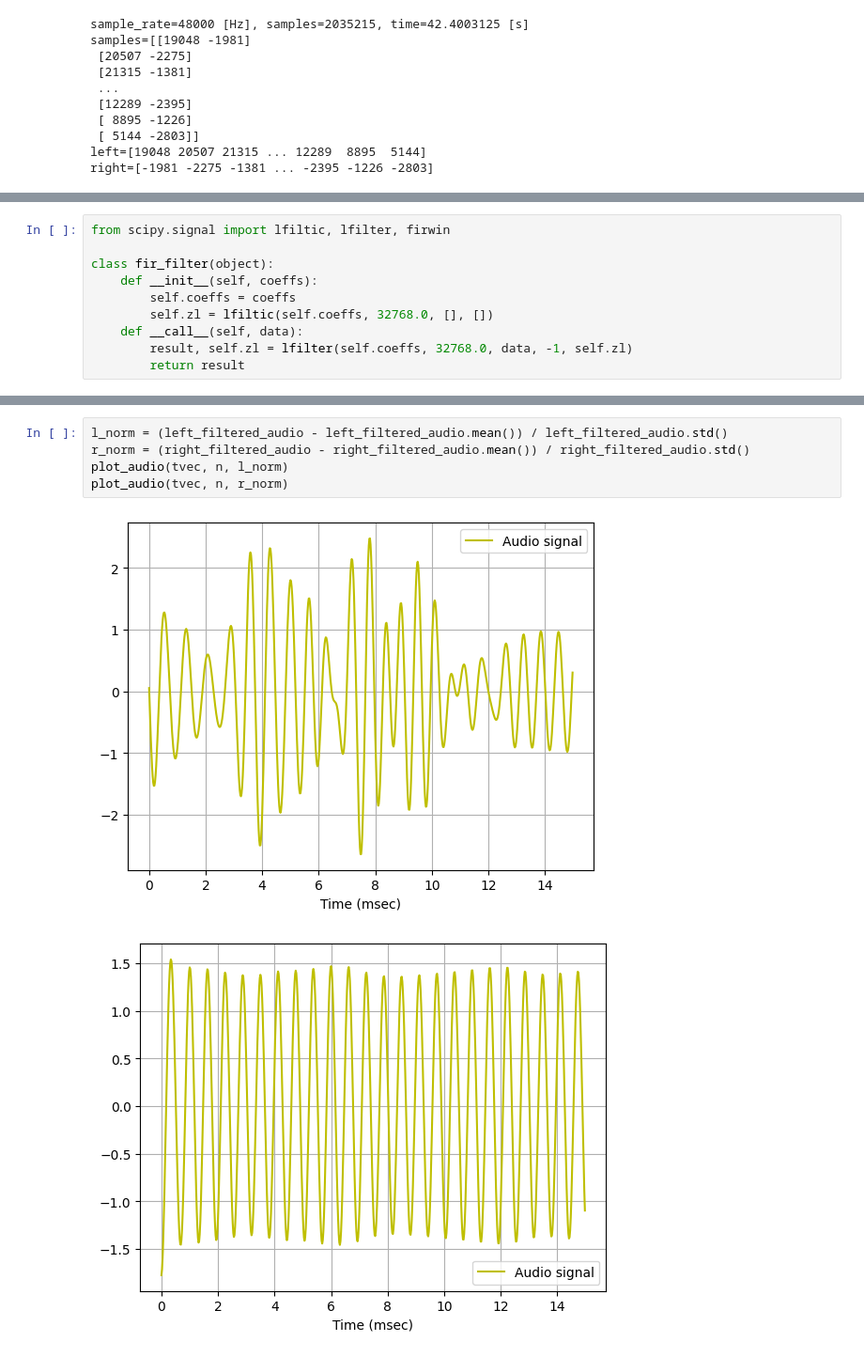
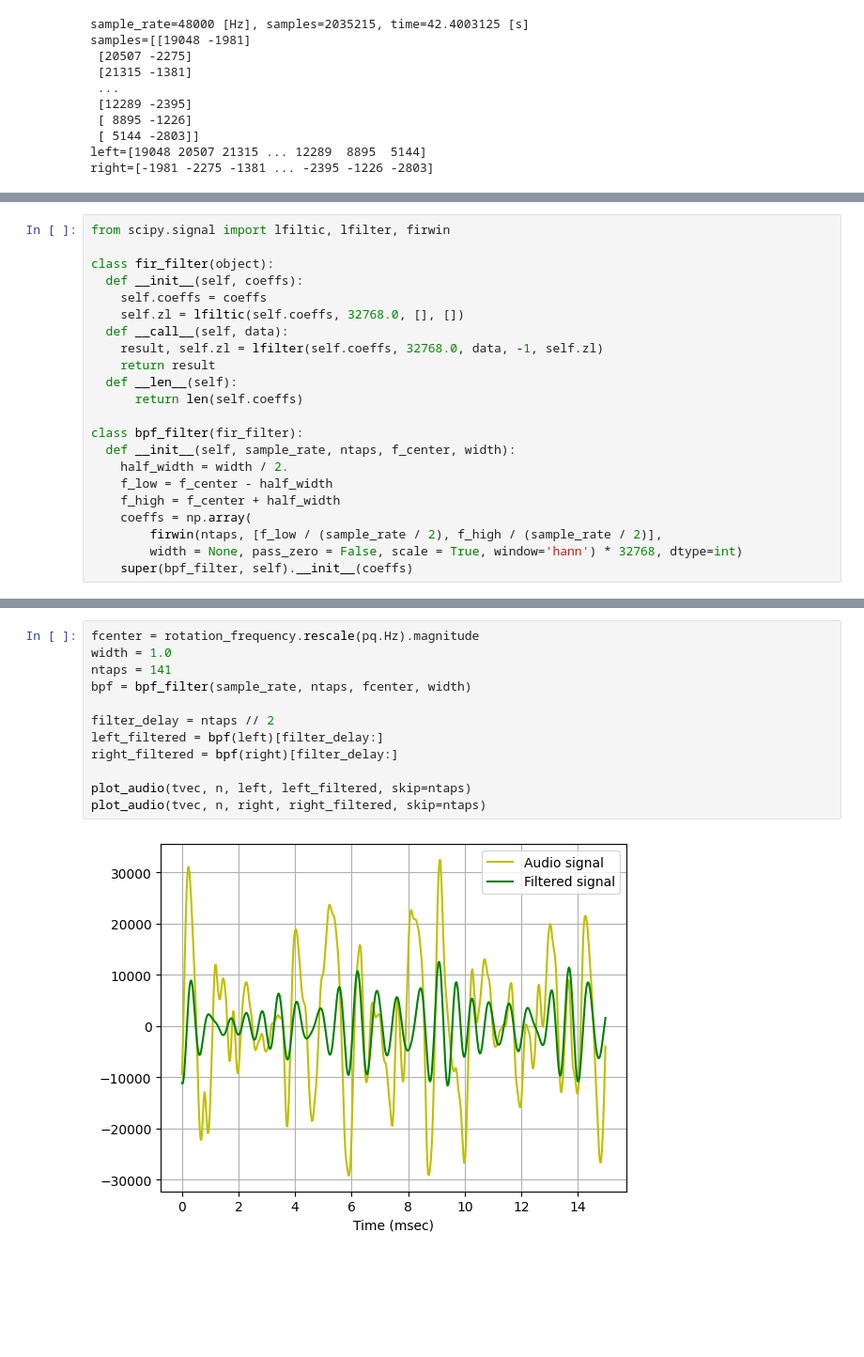
Before and after one commit to charlieh0tel/ddf_analysis, a Jupyter notebook: DopplerAnalysis1.ipynb, the cells around one changed output, grey strips where cells are left out. Shown at 94% size. Drawn from its saved outputs; the diff is of its cells as text; blank space fills up the shorter version.

```diff
--- a/DopplerAnalysis1.ipynb
+++ b/DopplerAnalysis1.ipynb
@@ -83,9 +85,21 @@ plot_audio(tvec, n, right)
 from scipy.signal import lfiltic, lfilter, firwin
 
 class fir_filter(object):
-    def __init__(self, coeffs):
-        self.coeffs = coeffs
-        self.zl = lfiltic(self.coeffs, 32768.0, [], [])
-    def __call__(self, data):
-        result, self.zl = lfilter(self.coeffs, 32768.0, data, -1, self.zl)
-        return result
+  def __init__(self, coeffs):
+    self.coeffs = coeffs
+    self.zl = lfiltic(self.coeffs, 32768.0, [], [])
+  def __call__(self, data):
+    result, self.zl = lfilter(self.coeffs, 32768.0, data, -1, self.zl)
+    return result
+  def __len__(self):
+      return len(self.coeffs)
+
+class bpf_filter(fir_filter):
+  def __init__(self, sample_rate, ntaps, f_center, width):
+    half_width = width / 2.
+    f_low = f_center - half_width
+    f_high = f_center + half_width
+    coeffs = np.array(
+        firwin(ntaps, [f_low / (sample_rate / 2), f_high / (sample_rate / 2)],
+        width = None, pass_zero = False, scale = True, window='hann') * 32768, dtype=int)
+    super(bpf_filter, self).__init__(coeffs)
@@ -120,8 +106,14 @@ plot_audio(tvec, n, right, right_filtered_audio)
-# %%
-l_norm = (left_filtered_audio - left_filtered_audio.mean()) / left_filtered_audio.std()
-r_norm = (right_filtered_audio - right_filtered_audio.mean()) / right_filtered_audio.std()
-plot_audio(tvec, n, l_norm)
-plot_audio(tvec, n, r_norm)
-# %% [output]
-[figure, removed]
-[figure, removed]
+# %%
+fcenter = rotation_frequency.rescale(pq.Hz).magnitude
+width = 1.0
+ntaps = 141
+bpf = bpf_filter(sample_rate, ntaps, fcenter, width)
+
+filter_delay = ntaps // 2
+left_filtered = bpf(left)[filter_delay:]
+right_filtered = bpf(right)[filter_delay:]
+
+plot_audio(tvec, n, left, left_filtered, skip=ntaps)
+plot_audio(tvec, n, right, right_filtered, skip=ntaps)
+# %% [output]
+[figure, added]
```
Also changed, not shown: parts of 7 cells of this notebook.
